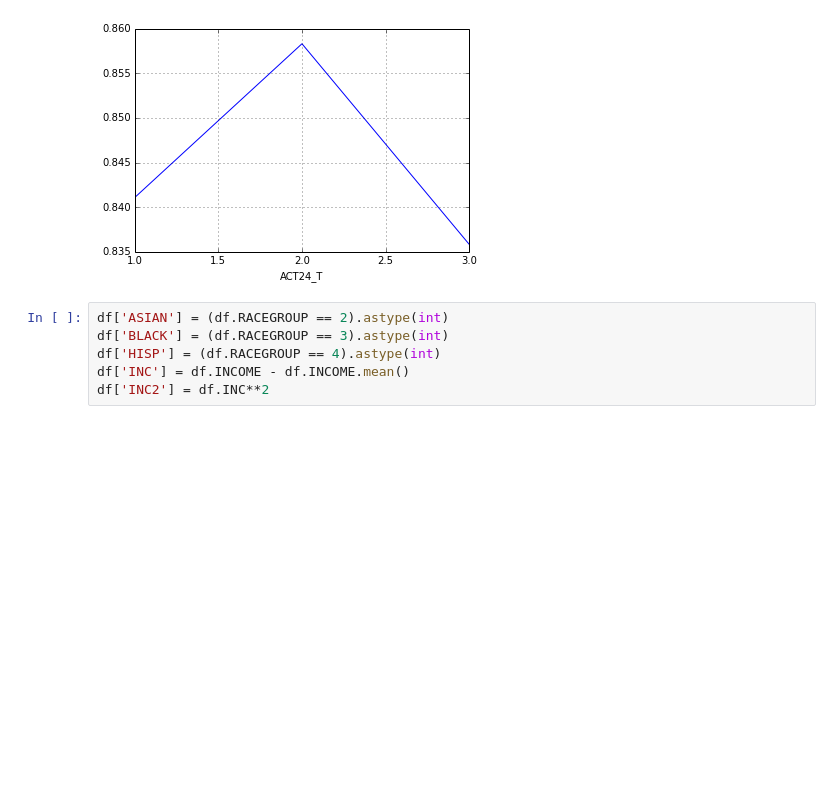
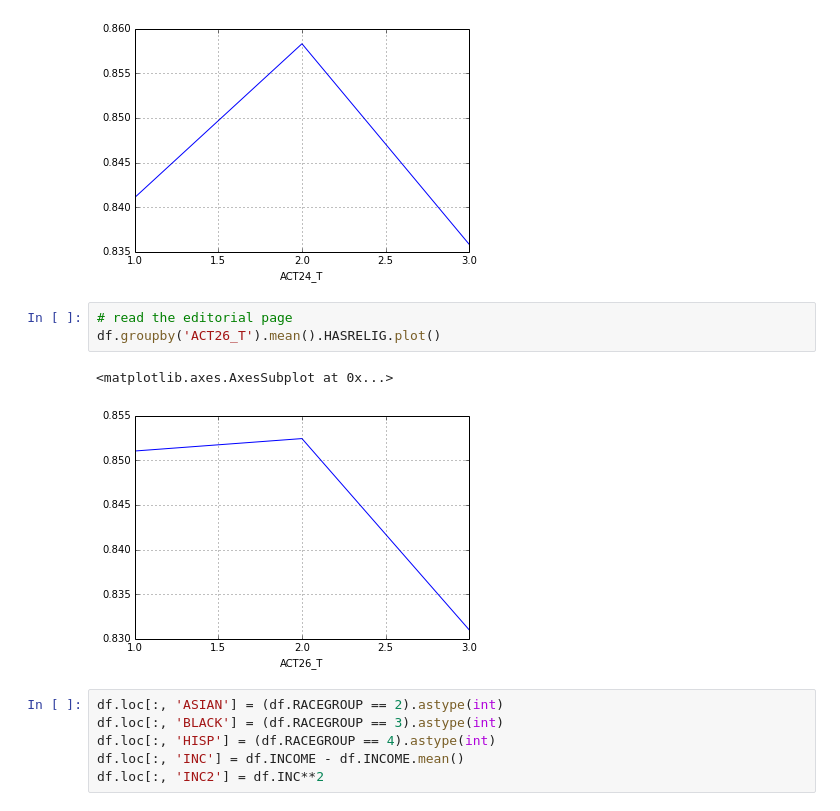
Before and after one commit to AllenDowney/HeriReligion, a Jupyter notebook: heri_religion.ipynb, the cells around one changed output. Drawn from its saved outputs; the diff is of its cells as text; blank space fills up the shorter version.

```diff
--- a/heri_religion.ipynb
+++ b/heri_religion.ipynb
@@ -526,11 +471,17 @@ df.groupby('ACT24_T').mean().HASRELIG.plot()
 # %% [output]
 <matplotlib.axes.AxesSubplot at 0x...>
 [figure]
+# %%
+# read the editorial page
+df.groupby('ACT26_T').mean().HASRELIG.plot()
+# %% [output]
+<matplotlib.axes.AxesSubplot at 0x...>
+[figure, added]
 # %%
-df['ASIAN'] = (df.RACEGROUP == 2).astype(int)
-df['BLACK'] = (df.RACEGROUP == 3).astype(int)
-df['HISP'] = (df.RACEGROUP == 4).astype(int)
-df['INC'] = df.INCOME - df.INCOME.mean()
-df['INC2'] = df.INC**2
+df.loc[:, 'ASIAN'] = (df.RACEGROUP == 2).astype(int)
+df.loc[:, 'BLACK'] = (df.RACEGROUP == 3).astype(int)
+df.loc[:, 'HISP'] = (df.RACEGROUP == 4).astype(int)
+df.loc[:, 'INC'] = df.INCOME - df.INCOME.mean()
+df.loc[:, 'INC2'] = df.INC**2
 # %%
 import statsmodels.formula.api as smf
```
Also changed, not shown: parts of 18 cells of this notebook.
